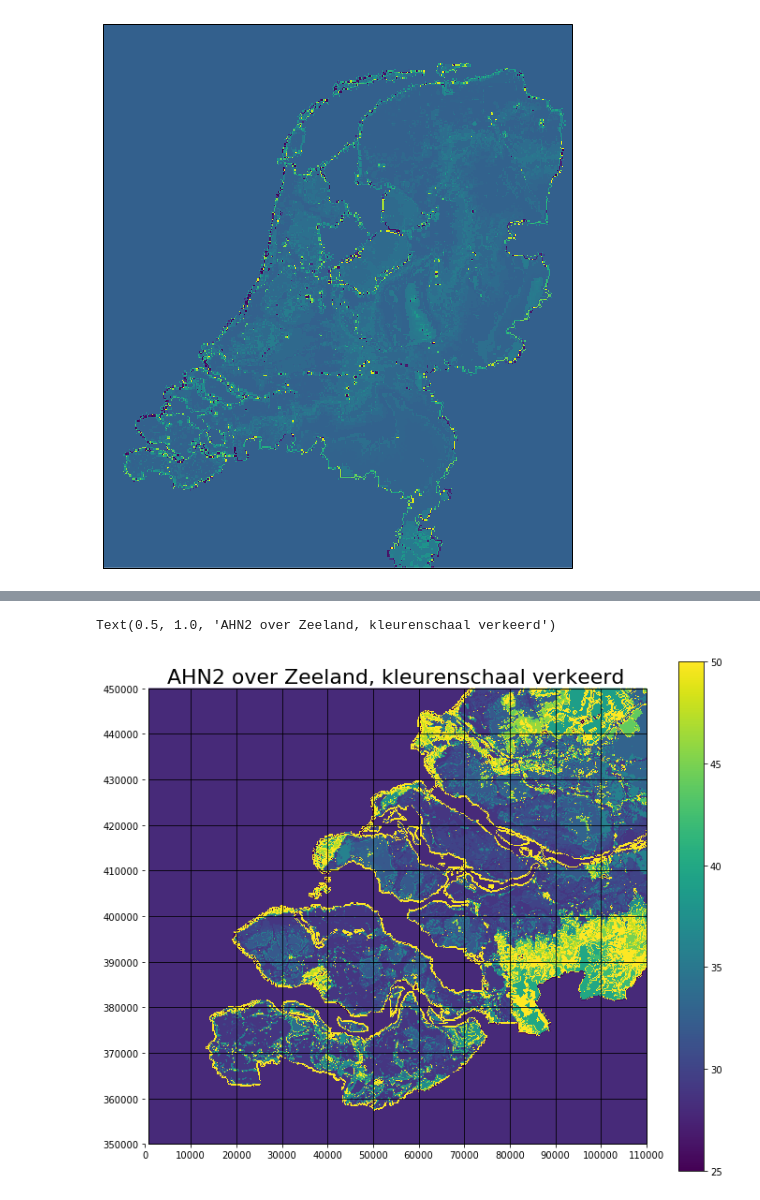
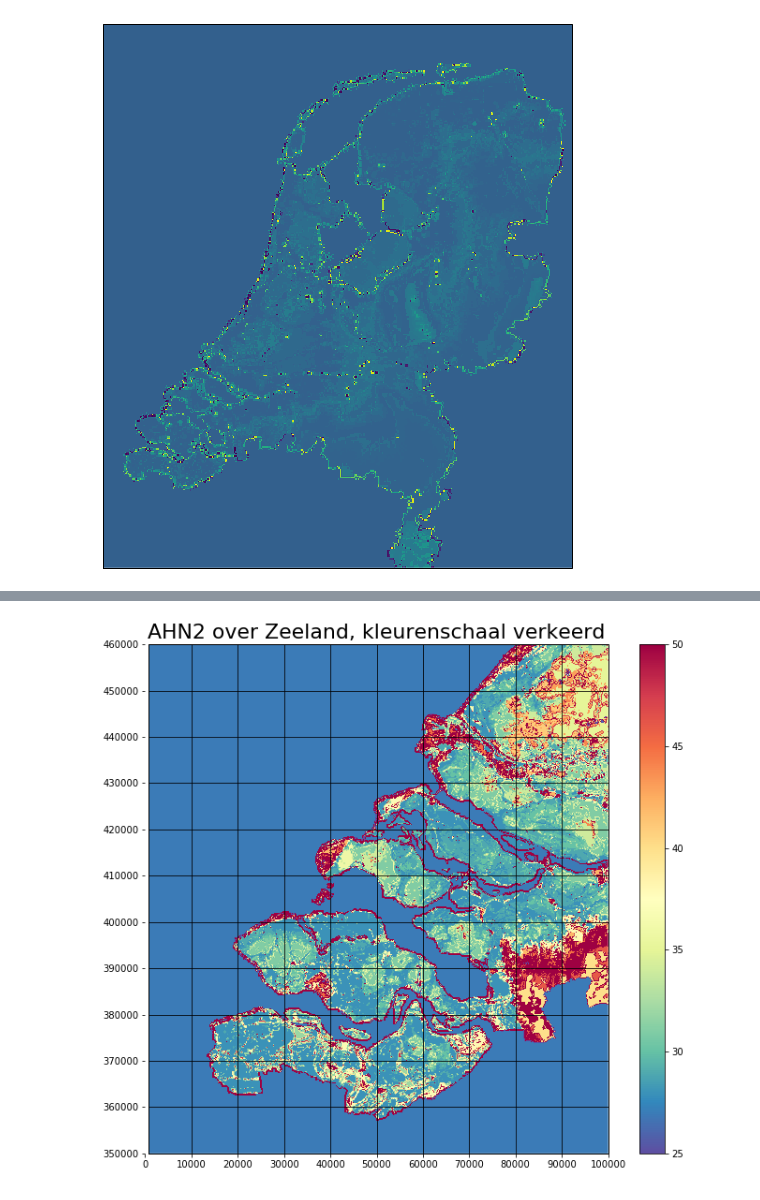
Before and after one commit to MAMBA-python/course-material, a Jupyter notebook: Practical_examples/GIS/wms_plot.ipynb, the cells around one changed output, grey strips where cells are left out. Cells and saved outputs as stored; diff of their text form; code cells hidden in the pictures.

```diff
--- a/Practical_examples/GIS/wms_plot.ipynb
+++ b/Practical_examples/GIS/wms_plot.ipynb
@@ -67,22 +69,24 @@ Dat komt volgens mij doordat de WMS niet de hoogte waarden verstuurd, maar de cm
 # %%
 ax = plt.axes(projection=crs)
 ax.figure.set_size_inches(12, 10)
-ax.set_xlim((0, 100000))
-ax.set_ylim((350000, 450000))
+xrange = range(0, 100001, 10000)
+yrange = range(350000, 460001, 10000)
+
+ax.set_xlim(xrange.start, xrange.stop - 1)
+ax.set_ylim(yrange.start, yrange.stop - 1)
 m = ax.add_wms(wms='http://geodata.nationaalgeoregister.nl/ahn2/wms?',
            layers=['ahn2_5m'],
            wms_kwargs=dict(crs='EPSG:28992',
                            dpiMode='70'),
-          cmap='viridis', norm=colors.Normalize(vmin=25, vmax=50, clip=True))
+          cmap='Spectral_r', norm=colors.Normalize(vmin=25, vmax=50, clip=True))
 plt.colorbar(m)
 #cmpl.gridliner.Gridliner(axes=ax, crs=crs, xlocator=ticker.IndexLocator(10000, 0))
 ax.gridlines(axes=ax, crs=crs,
-             xlocs=ticker.FixedLocator(range(0, 120000, 10000)),
-             ylocs=ticker.FixedLocator(range(350000, 460000, 10000)),
+             xlocs=ticker.FixedLocator(xrange),
+             ylocs=ticker.FixedLocator(yrange),
              color='k')
-ax.set_xticks(range(0, 120000, 10000), crs=crs)
-ax.set_yticks(range(350000, 460000, 10000), crs=crs)
-plt.title('AHN2 over Zeeland, kleurenschaal verkeerd', fontdict={'FontSize': 22})
+ax.set_xticks(xrange, crs=crs)
+ax.set_yticks(yrange, crs=crs)
+plt.title('AHN2 over Zeeland, kleurenschaal verkeerd', fontdict={'FontSize': 22});
 # %% [output]
-Text(0.5, 1.0, 'AHN2 over Zeeland, kleurenschaal verkeerd')
-[figure, old version]
+[figure, new version]
```
Also changed, not shown: parts of 13 cells of this notebook.
